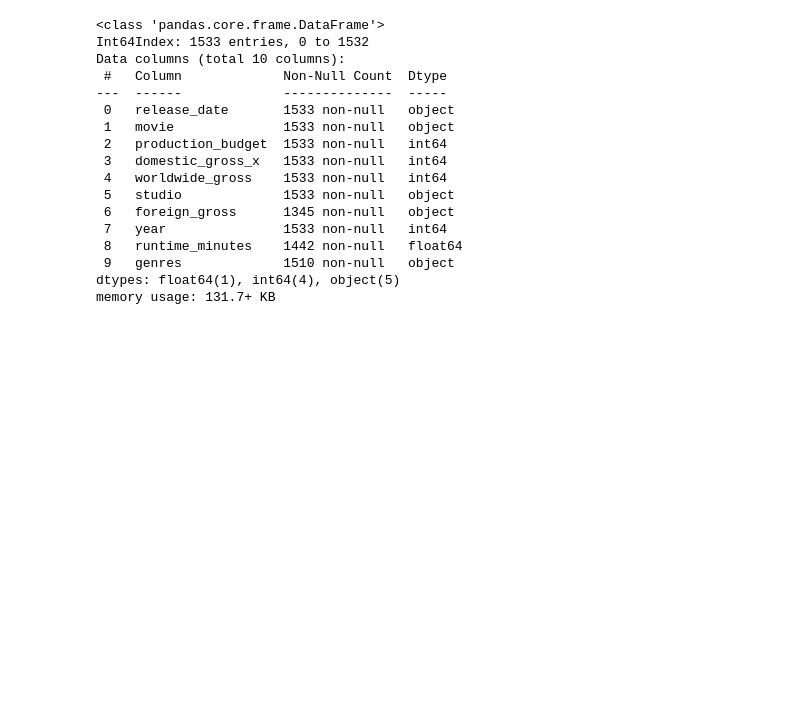
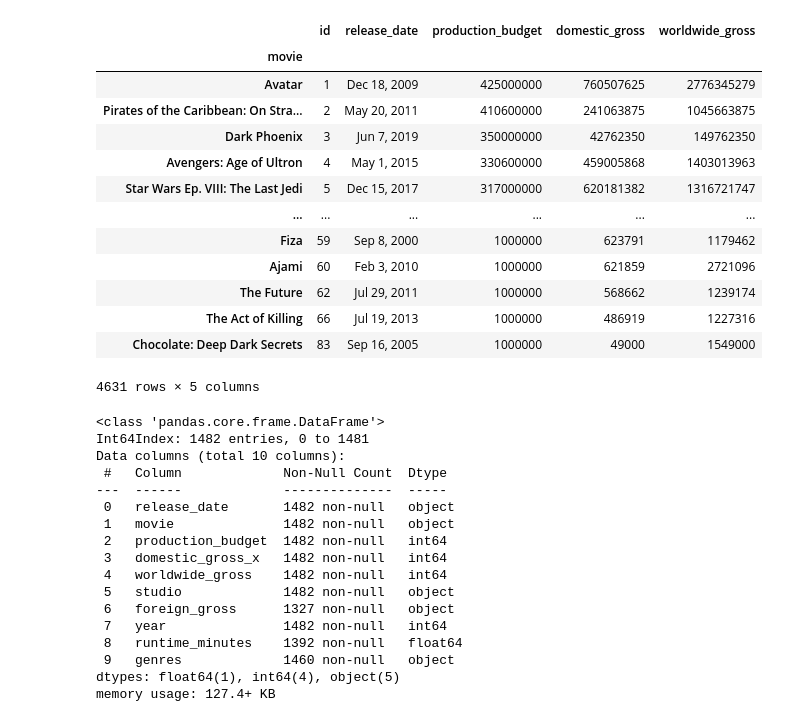
Before and after one commit to learn-co-curriculum/dsc-project-template, a Jupyter notebook: BigFrame.ipynb, the cells around one changed output. Cells and saved outputs as stored; diff of their text form; code cells hidden in the pictures; blank space fills up the shorter version.

```diff
--- a/BigFrame.ipynb
+++ b/BigFrame.ipynb
@@ -16,18 +30,6 @@ df1 = df1.rename(columns = {'title':'movie'})
 df4 = pd.read_csv('data/zippedData/imdb.title.basics.csv.gz')
 df4 = df4.rename(columns = {'primary_title':'movie'})
 # %%
+# Load dataset 11 'tn.movie_budgets' from The-Numbers
+
 df11 = pd.read_csv('data/zippedData/tn.movie_budgets.csv.gz')
-df11['worldwide_gross'] = df11['worldwide_gross'].str[1:]
-df11['worldwide_gross'] = df11['worldwide_gross'].str.replace(',', '').astype(np.int64)
-df11['domestic_gross'] = df11['domestic_gross'].str[1:]
-df11['domestic_gross'] = df11['domestic_gross'].str.replace(',', '').astype(np.int64)
-df11['production_budget'] = df11['production_budget'].str[1:]
-df11['production_budget'] = df11['production_budget'].str.replace(',', '').astype(np.int64)
-
-production = df11[df11.production_budget < 1000000].index
-df11.drop(production, inplace=True)
-domestic = df11[df11.domestic_gross < 1].index
-df11.drop(domestic, inplace=True)
-worldwide = df11[df11.worldwide_gross < 1].index
-df11.drop(worldwide, inplace=True)
-df11.set_index('movie')
@@ -49 +36,36 @@ df11.set_index('movie')
+# %%
+# Strip '$' and ',' from the dataset and convert to int64 in order to manipulate the data
+
+
+df11['worldwide_gross'] = df11['worldwide_gross'].str[1:]
+df11['worldwide_gross'] = df11['worldwide_gross'].str.replace(',', '').astype(np.int64)
+df11['domestic_gross'] = df11['domestic_gross'].str[1:]
+df11['domestic_gross'] = df11['domestic_gross'].str.replace(',', '').astype(np.int64)
+df11['production_budget'] = df11['production_budget'].str[1:]
+df11['production_budget'] = df11['production_budget'].str.replace(',', '').astype(np.int64)
+
+# Filter the data to our criteria
+
+production = df11[df11.production_budget < 1000000].index
+df11.drop(production, inplace=True)
+#domestic = df11[df11.domestic_gross < 1].index
+#df11.drop(domestic, inplace=True)
+worldwide = df11[df11.worldwide_gross < 1000000].index
+df11.drop(worldwide, inplace=True)
+df11.set_index('movie')
+# %% [output]
+|  | id | release_date | production_budget | domestic_gross | worldwide_gross |
+| movie |  |  |  |  |  |
+| Avatar | 1 | Dec 18, 2009 | 425000000 | 760507625 | 2776345279 |
+| Pirates of the Caribbean: On Stra... | 2 | May 20, 2011 | 410600000 | 241063875 | 1045663875 |
+| Dark Phoenix | 3 | Jun 7, 2019 | 350000000 | 42762350 | 149762350 |
+| Avengers: Age of Ultron | 4 | May 1, 2015 | 330600000 | 459005868 | 1403013963 |
+| Star Wars Ep. VIII: The Last Jedi | 5 | Dec 15, 2017 | 317000000 | 620181382 | 1316721747 |
+| ... | ... | ... | ... | ... | ... |
+| Fiza | 59 | Sep 8, 2000 | 1000000 | 623791 | 1179462 |
+| Ajami | 60 | Feb 3, 2010 | 1000000 | 621859 | 2721096 |
+| The Future | 62 | Jul 29, 2011 | 1000000 | 568662 | 1239174 |
+| The Act of Killing | 66 | Jul 19, 2013 | 1000000 | 486919 | 1227316 |
+| Chocolate: Deep Dark Secrets | 83 | Sep 16, 2005 | 1000000 | 49000 | 1549000 |
+4631 rows × 5 columns
 # %%
@@ -52,20 +76,20 @@ BigFrame = df11.merge(df1, on='movie').merge(df4, on='movie').drop(columns=['tco
 BigFrame.info()
 # %% [output]
 <class 'pandas.core.frame.DataFrame'>
-Int64Index: 1533 entries, 0 to 1532
+Int64Index: 1482 entries, 0 to 1481
 Data columns (total 10 columns):
  #   Column             Non-Null Count  Dtype
 ---  ------             --------------  -----
- 0   release_date       1533 non-null   object
- 1   movie              1533 non-null   object
- 2   production_budget  1533 non-null   int64
- 3   domestic_gross_x   1533 non-null   int64
- 4   worldwide_gross    1533 non-null   int64
- 5   studio             1533 non-null   object
- 6   foreign_gross      1345 non-null   object
- 7   year               1533 non-null   int64
- 8   runtime_minutes    1442 non-null   float64
- 9   genres             1510 non-null   object
+ 0   release_date       1482 non-null   object
+ 1   movie              1482 non-null   object
+ 2   production_budget  1482 non-null   int64
+ 3   domestic_gross_x   1482 non-null   int64
+ 4   worldwide_gross    1482 non-null   int64
+ 5   studio             1482 non-null   object
+ 6   foreign_gross      1327 non-null   object
+ 7   year               1482 non-null   int64
+ 8   runtime_minutes    1392 non-null   float64
+ 9   genres             1460 non-null   object
 dtypes: float64(1), int64(4), object(5)
-memory usage: 131.7+ KB
+memory usage: 127.4+ KB
 # %%
```
Also changed, not shown: parts of 23 cells of this notebook, 2 other files.
